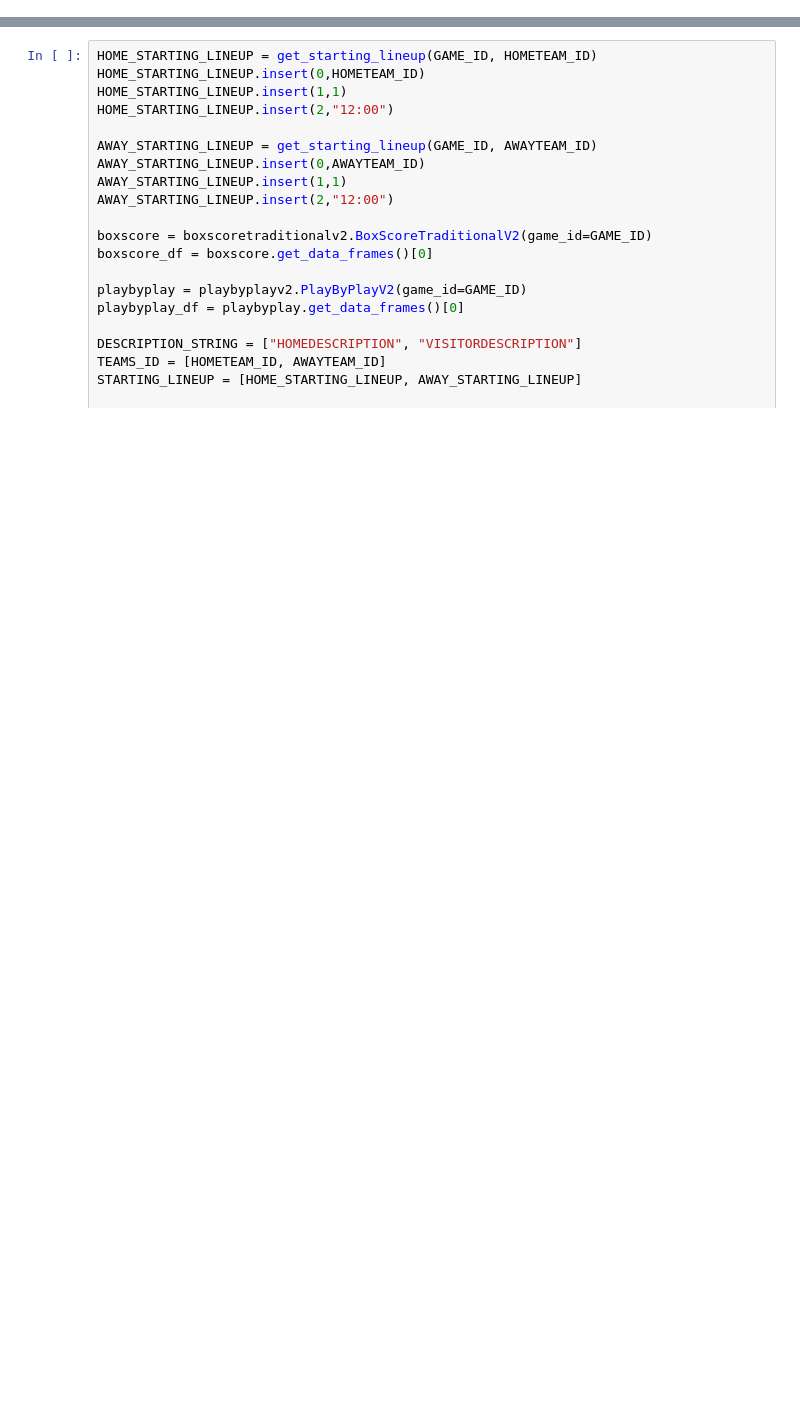
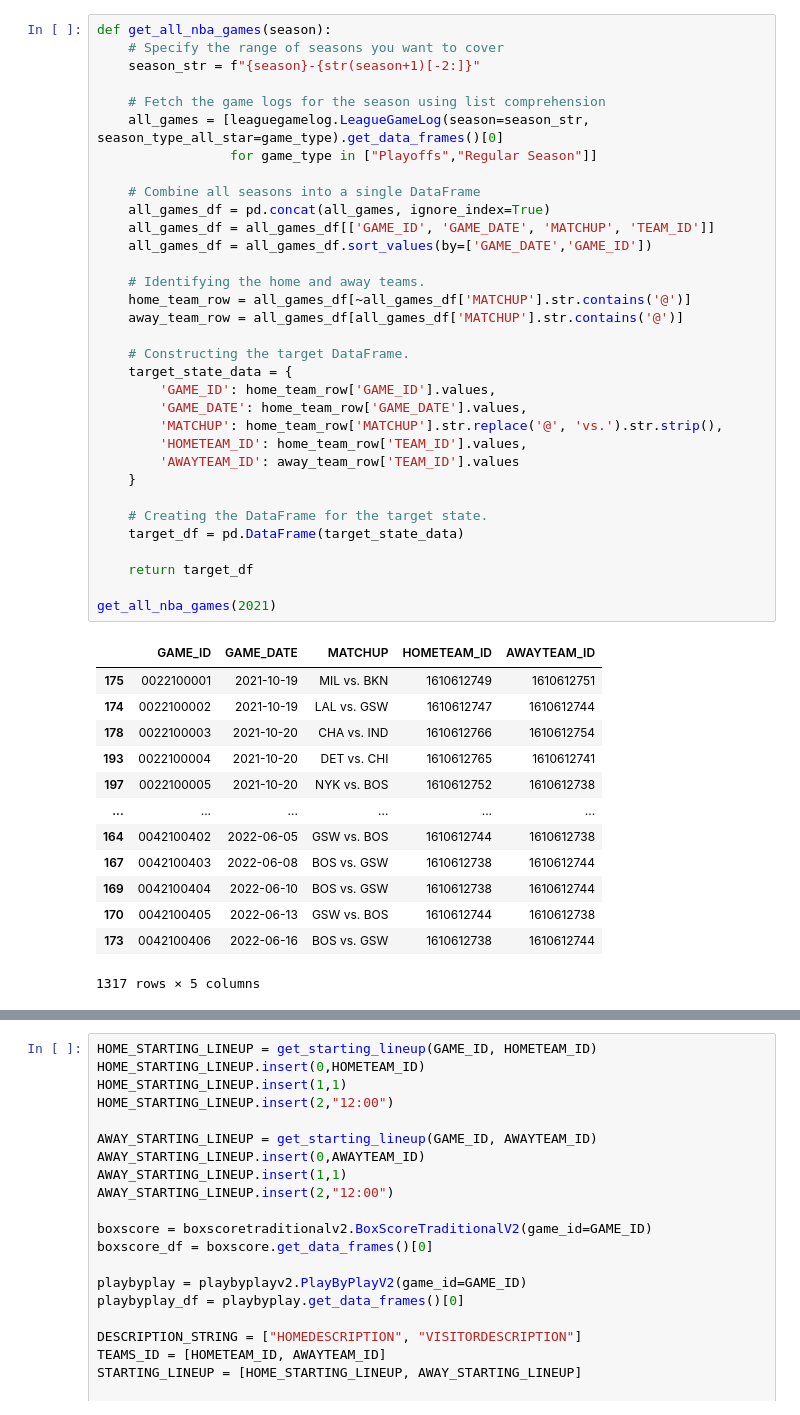
Before and after one commit to egarcia00/playbyplay, a Jupyter notebook: v1/sandbox_notebook.ipynb, the cells around one changed output, grey strips where cells are left out. Cells and saved outputs as stored; diff of their text form; blank space fills up the shorter version.

```diff
--- a/sandbox_notebook.ipynb
+++ b/v1/sandbox_notebook.ipynb
@@ -40,0 +99,47 @@ See the caveats in the documentation: https://pandas.pydata.org/pandas-docs/stab
+# %%
+def get_all_nba_games(season):
+    # Specify the range of seasons you want to cover
+    season_str = f"{season}-{str(season+1)[-2:]}"
+
+    # Fetch the game logs for the season using list comprehension
+    all_games = [leaguegamelog.LeagueGameLog(season=season_str, season_type_all_star=game_type).get_data_frames()[0]
+                 for game_type in ["Playoffs","Regular Season"]]
+
+    # Combine all seasons into a single DataFrame
+    all_games_df = pd.concat(all_games, ignore_index=True)
+    all_games_df = all_games_df[['GAME_ID', 'GAME_DATE', 'MATCHUP', 'TEAM_ID']]
+    all_games_df = all_games_df.sort_values(by=['GAME_DATE','GAME_ID'])
+
+    # Identifying the home and away teams.
+    home_team_row = all_games_df[~all_games_df['MATCHUP'].str.contains('@')]
+    away_team_row = all_games_df[all_games_df['MATCHUP'].str.contains('@')]
+
+    # Constructing the target DataFrame.
+    target_state_data = {
+        'GAME_ID': home_team_row['GAME_ID'].values,
+        'GAME_DATE': home_team_row['GAME_DATE'].values,
+        'MATCHUP': home_team_row['MATCHUP'].str.replace('@', 'vs.').str.strip(),
+        'HOMETEAM_ID': home_team_row['TEAM_ID'].values,
+        'AWAYTEAM_ID': away_team_row['TEAM_ID'].values
+    }
+
+    # Creating the DataFrame for the target state.
+    target_df = pd.DataFrame(target_state_data)
+
+    return target_df
+
+get_all_nba_games(2021)
+# %% [output]
+|  | GAME_ID | GAME_DATE | MATCHUP | HOMETEAM_ID | AWAYTEAM_ID |
+| 175 | 0022100001 | 2021-10-19 | MIL vs. BKN | 1610612749 | 1610612751 |
+| 174 | 0022100002 | 2021-10-19 | LAL vs. GSW | 1610612747 | 1610612744 |
+| 178 | 0022100003 | 2021-10-20 | CHA vs. IND | 1610612766 | 1610612754 |
+| 193 | 0022100004 | 2021-10-20 | DET vs. CHI | 1610612765 | 1610612741 |
+| 197 | 0022100005 | 2021-10-20 | NYK vs. BOS | 1610612752 | 1610612738 |
+| ... | ... | ... | ... | ... | ... |
+| 164 | 0042100402 | 2022-06-05 | GSW vs. BOS | 1610612744 | 1610612738 |
+| 167 | 0042100403 | 2022-06-08 | BOS vs. GSW | 1610612738 | 1610612744 |
+| 169 | 0042100404 | 2022-06-10 | BOS vs. GSW | 1610612738 | 1610612744 |
+| 170 | 0042100405 | 2022-06-13 | GSW vs. BOS | 1610612744 | 1610612738 |
+| 173 | 0042100406 | 2022-06-16 | BOS vs. GSW | 1610612738 | 1610612744 |
+1317 rows × 5 columns
```
Also changed, not shown: parts of 8 cells of this notebook, 8 other files.
